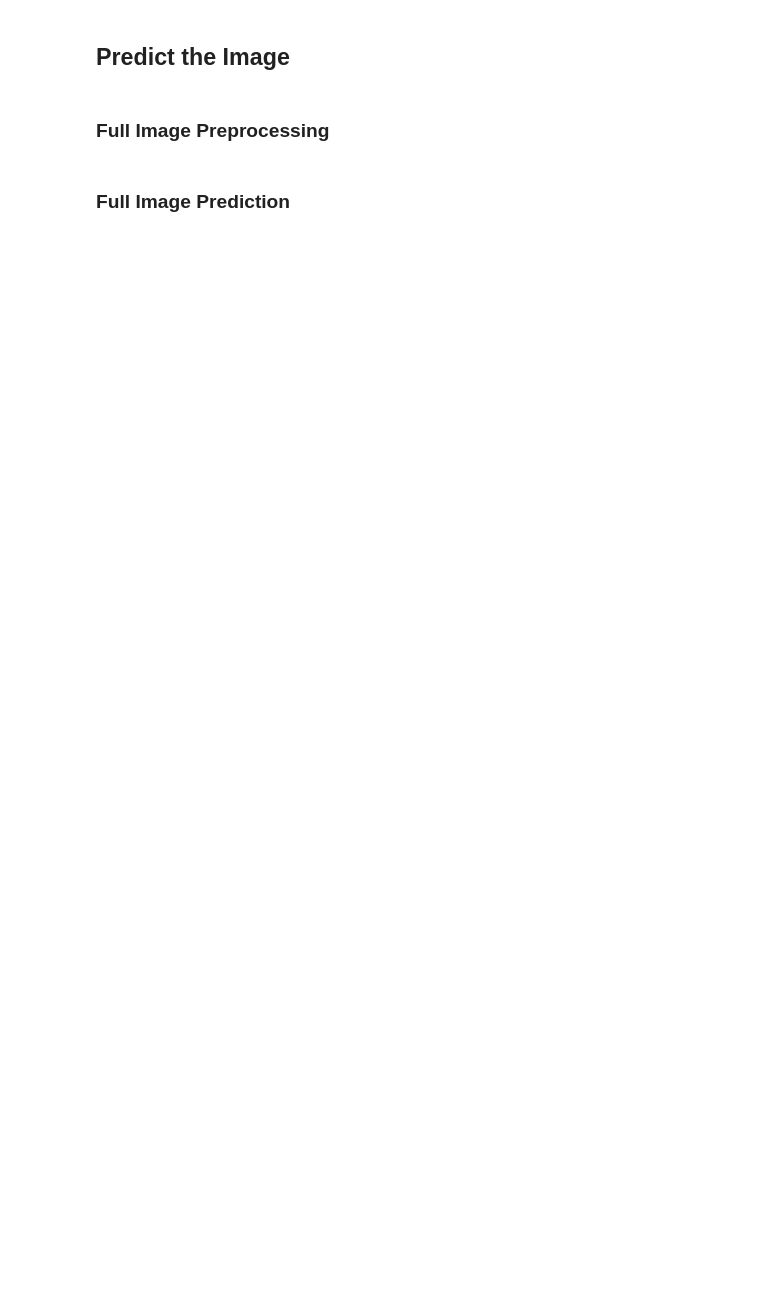
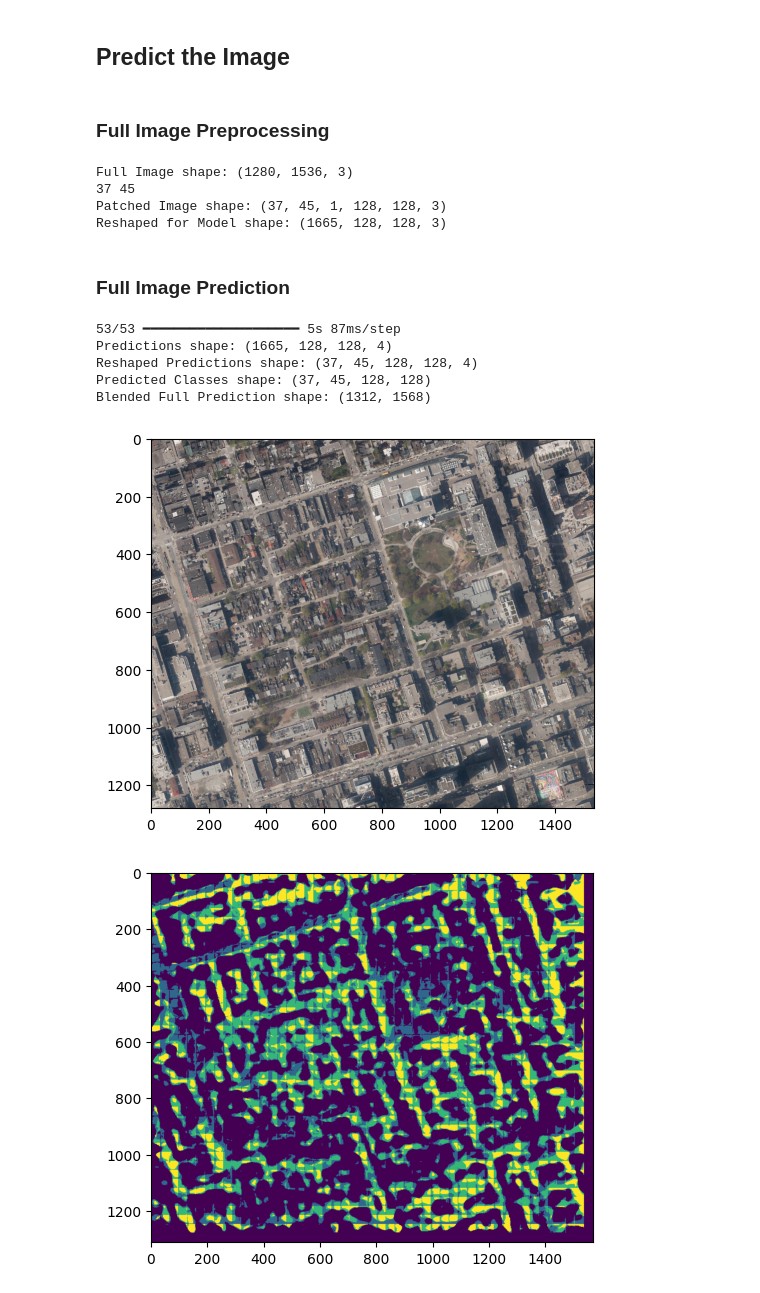
Before and after one commit to connorcrowe/to-lulc-aiml, a Jupyter notebook: 2_CNN/2_CNN.ipynb, the cells around one changed output. Drawn from its saved outputs; the diff is of its cells as text; code cells hidden in the pictures; blank space fills up the shorter version.

```diff
--- a/2_CNN/2_CNN.ipynb
+++ b/2_CNN/2_CNN.ipynb
@@ -303,19 +314,22 @@ if play_sounds:
 # %% [markdown]
 ### Full Image Preprocessing
 # %%
-patch_full_step = patch_step
+
 
 full_image_reshaped = reshape_as_image(full_image)
-print("Full Image shape:", full_image_reshaped.shape)  # (2347, 2560, 3)
+print("Full Image shape:", full_image_reshaped.shape)
 
-patches_full = patchify(full_image_reshaped, (patch_size, patch_size, 3), step=patch_full_step)
-#patches_full = patches_full[0]
+patches_full = patchify(full_image_reshaped, (patch_size, patch_size, 3), step=patch_step)
 patches_full_x, patches_full_y = patches_full.shape[0:2]
-print(patches_full_x, patches_full_y)
 print("Patched Image shape:", patches_full.shape)
 
 patches_full_reshaped = patches_full.reshape(-1, patch_size, patch_size, 3)
 print("Reshaped for Model shape:", patches_full_reshaped.shape)
+# %% [output]
+Full Image shape: (1280, 1536, 3)
+37 45
+Patched Image shape: (37, 45, 1, 128, 128, 3)
+Reshaped for Model shape: (1665, 128, 128, 3)
 # %% [markdown]
 ### Full Image Prediction
 # %%
@@ -327,34 +341,42 @@ print("Reshaped Predictions shape:", predictions.shape)
 
 predicted_classes = np.argmax(predictions, axis=-1)
 print("Predicted Classes shape:", predicted_classes.shape)
 
 ## BLENDING MATRIX IMPLEMENTATION
 # Initialize accumulation and weight matrices
-full_prediction = np.zeros((patches_full_x * patch_full_step + patch_size,
-                            patches_full_y * patch_full_step + patch_size), dtype=np.float32)
+full_prediction = np.zeros((patches_full_x * patch_step + patch_size,
+                            patches_full_y * patch_step + patch_size), dtype=np.float32)
 weight_matrix = np.zeros_like(full_prediction, dtype=np.float32)
 
 # Blend patches
 for i in range(patches_full_x):
     for j in range(patches_full_y):
-        x_start = i * patch_full_step
+        x_start = i * patch_step
         x_end = x_start + patch_size
-        y_start = j * patch_full_step
+        y_start = j * patch_step
         y_end = y_start + patch_size
 
         full_prediction[x_start:x_end, y_start:y_end] += predicted_classes[i, j]
         weight_matrix[x_start:x_end, y_start:y_end] += 1  # Track contributions
 
 # Normalize by the number of times each pixel was predicted
 full_prediction /= weight_matrix
 full_prediction = full_prediction.astype(np.uint8)
 print("Blended Full Prediction shape:", full_prediction.shape)
 
 rasterio.plot.show(full_image)
 rasterio.plot.show(full_prediction)
 
 # ---------------------------[
 # Beep when done, if enabled
 if play_sounds:
     beep = np.sin(2*np.pi*800*np.arange(3000*2)/10000)
     Audio(beep, rate=6000, autoplay=True)
+# %% [output]
+53/53 ━━━━━━━━━━━━━━━━━━━━ 5s 87ms/step
+Predictions shape: (1665, 128, 128, 4)
+Reshaped Predictions shape: (37, 45, 128, 128, 4)
+Predicted Classes shape: (37, 45, 128, 128)
+Blended Full Prediction shape: (1312, 1568)
+[figure, added]
+[figure, added]
```
Also changed, not shown: parts of 22 cells of this notebook.
